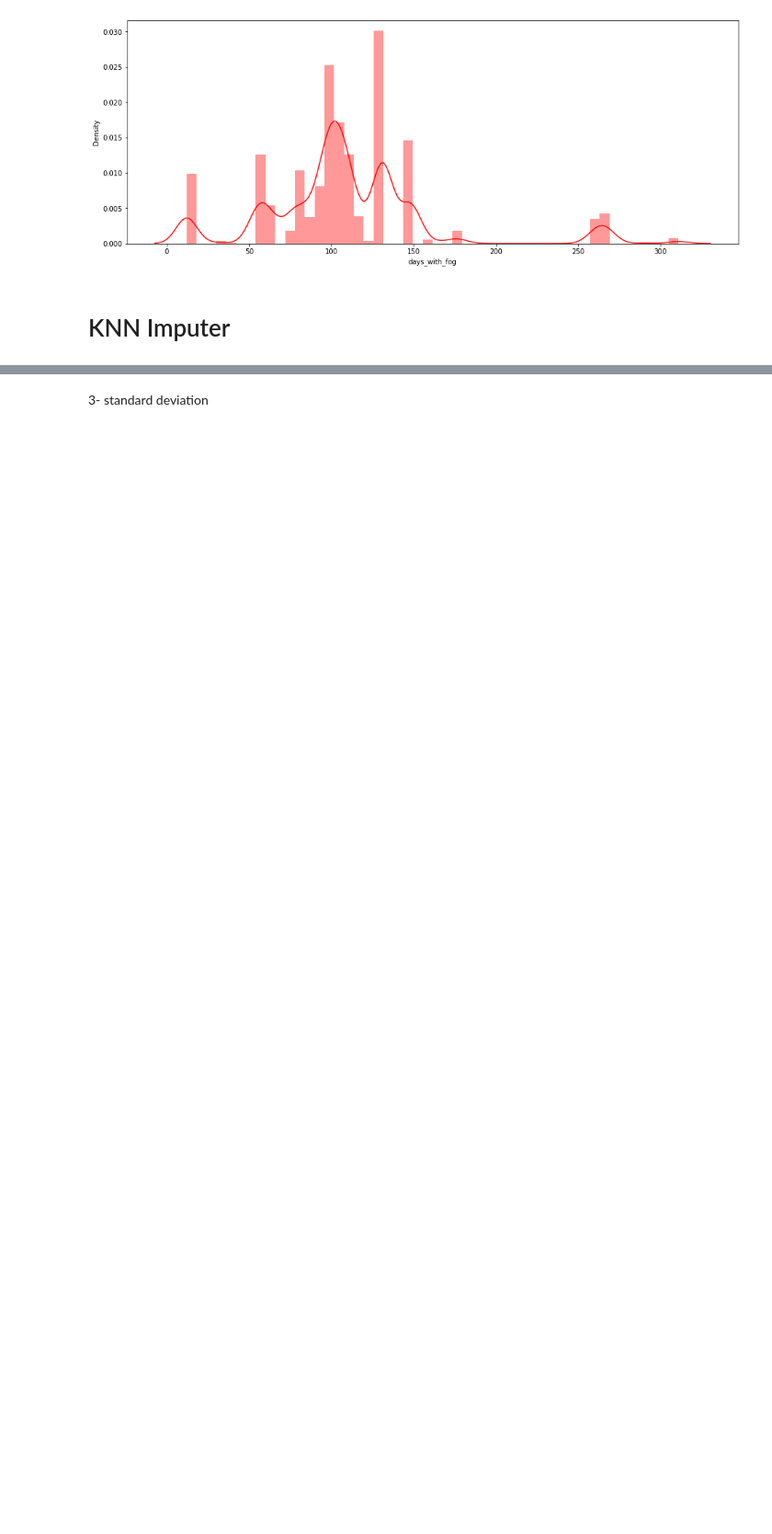
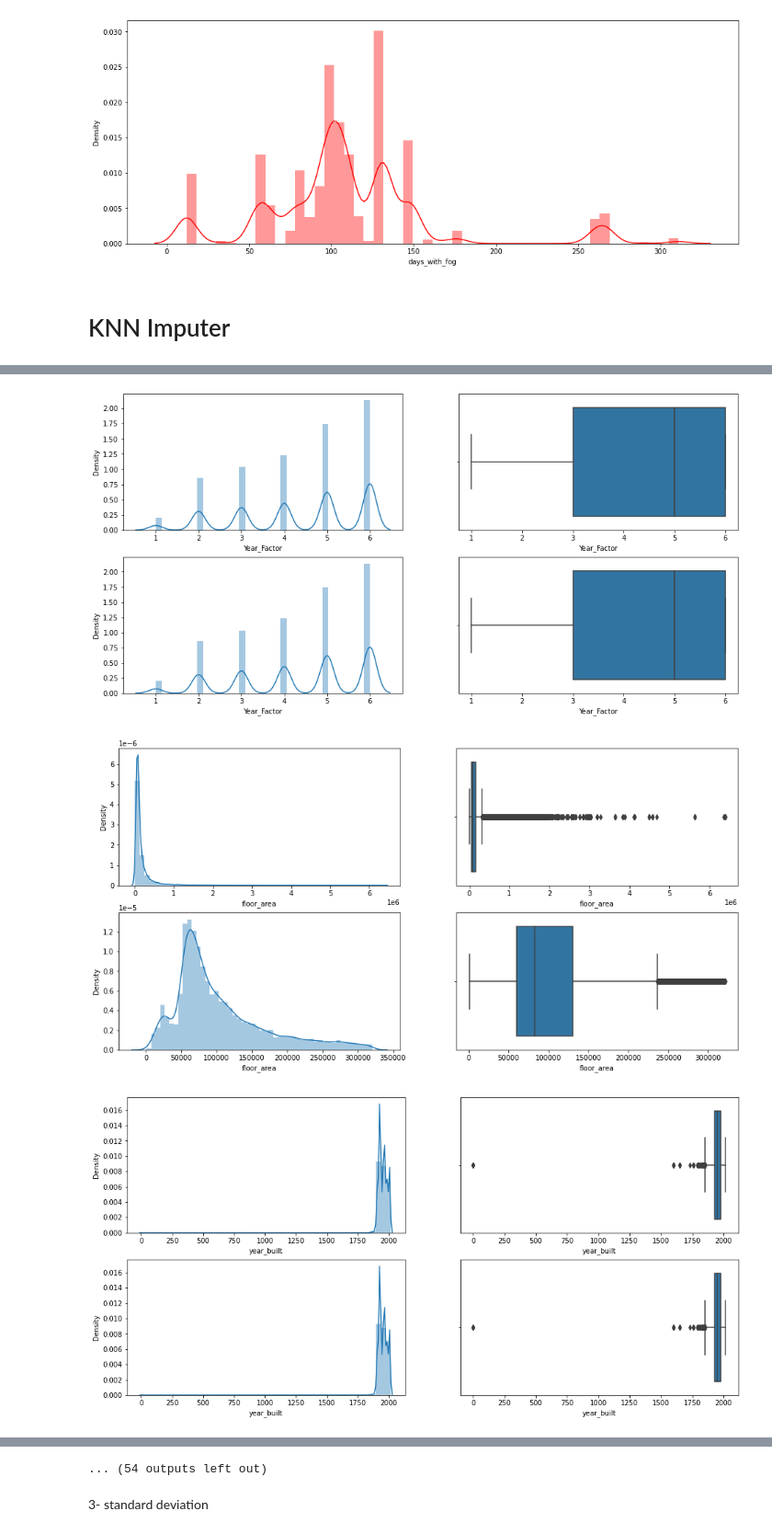
Before and after one commit to va9run/phildelphia, a Jupyter notebook: _preprocessing.ipynb, the cells around one changed output, grey strips where cells are left out. Shown at 92% size. Saved outputs shown, nothing was run; the diff lists cells and outputs as text; code cells hidden in the pictures; blank space fills up the shorter version.

```diff
--- a/_preprocessing.ipynb
+++ b/_preprocessing.ipynb
@@ -212,0 +323,2 @@ dtype: int64
+# %%
+without_target = traindata.drop(columns={'site_eui','id'})
@@ -212,0 +344,39 @@ dtype: int64
+# %%
+def find_outliers(col):
+    # Finding IQR
+    q1 = without_target[col].quantile(0.25)
+    q3 = without_target[col].quantile(0.75)
+    iqr = q3 - q1
+
+    # Finding upper and lower limit
+    upper_limit = q3 + 1.5 * iqr
+    lower_limit = q1 - 1.5 * iqr
+
+    # Finding Outliers
+    without_target[without_target[col] > upper_limit]
+    without_target[without_target[col] < lower_limit]
+
+    # Trimming
+    new_df = without_target[without_target[col] < upper_limit]
+
+    # Comparing plots after trimming
+    plt.figure(figsize=(16,8))
+    plt.subplot(2,2,1)
+    sns.distplot(without_target[col])
+    plt.subplot(2,2,2)
+    sns.boxplot(without_target[col])
+    plt.subplot(2,2,3)
+    sns.distplot(new_df[col])
+    plt.subplot(2,2,4)
+    sns.boxplot(new_df[col])
+# %%
+train_num = without_target.drop(columns = {'State_Factor', 'building_class', 'facility_type'})
+# %%
+num_col = list(train_num.columns)
+# %%
+for i in num_col:
+    find_outliers(i)
+# %% [output]
+[figure, added]
+[figure, added]
+[figure, added]
@@ -213,2 +392,3 @@ dtype: int64
+... (54 outputs left out)
 # %% [markdown]
 3- standard deviation
```
Also changed, not shown: parts of 26 cells of this notebook.
